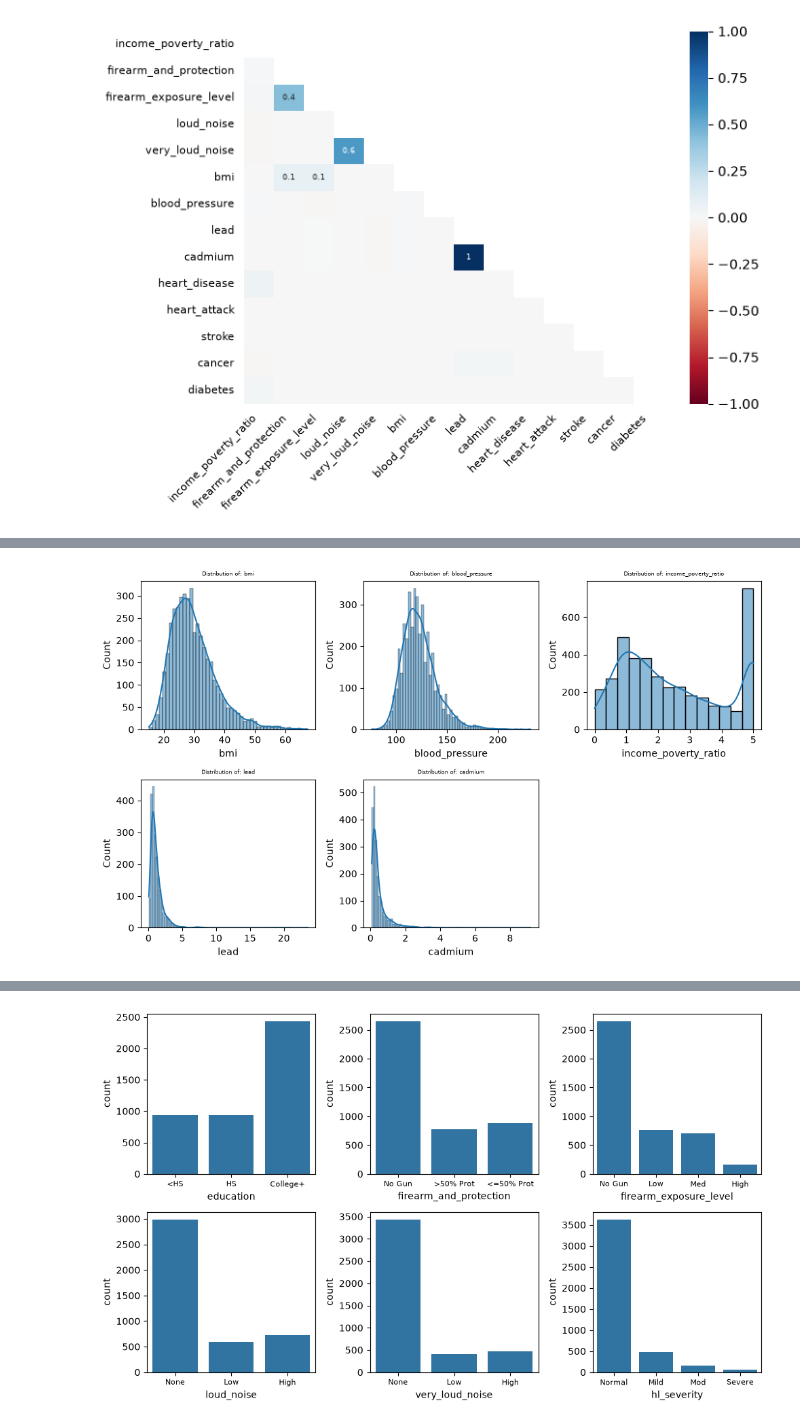
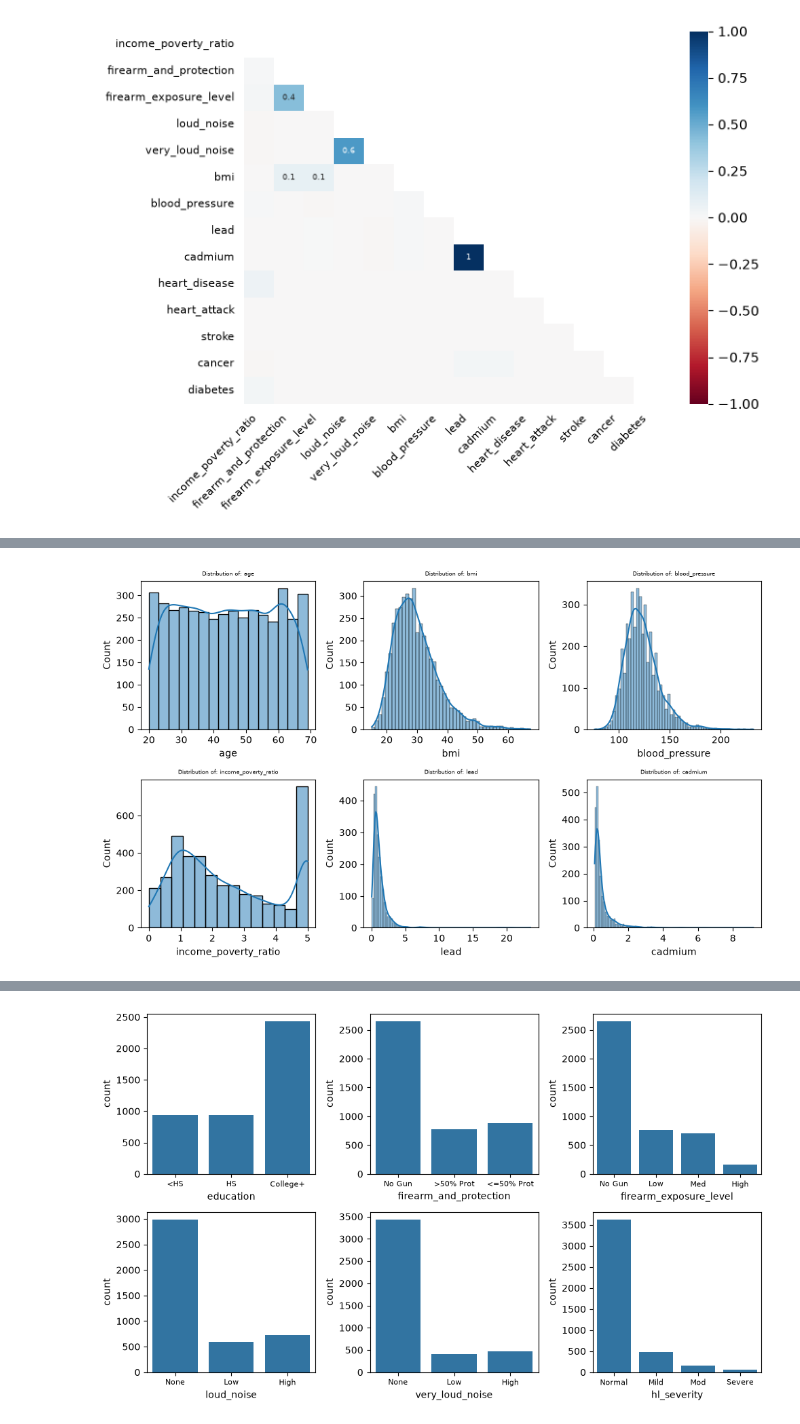
Before and after one commit to kasrabghr/nhanes_hearing_loss_predictor, a Jupyter notebook: notebooks/eda.ipynb, the cells around one changed output, grey strips where cells are left out. Saved outputs shown, nothing was run; the diff lists cells and outputs as text; code cells hidden in the pictures.

```diff
--- a/notebooks/eda.ipynb
+++ b/notebooks/eda.ipynb
@@ -71,20 +74,19 @@ and its presence was randomized on nearly half of the subjects, so they are both
 As for 0.6 and 0.4 correlations, both 2 groups of questions (firearm usage and noise in work) are asked within the same section, so a person who skips the first one is likely to skip the second one.
 # %%
+# UNIVARIATE EDA
 # Distribution on continuous features
-continuous_features = ['bmi', 'blood_pressure', 'income_poverty_ratio', 'lead', 'cadmium']
+continuous_features = ['age','bmi', 'blood_pressure', 'income_poverty_ratio', 'lead', 'cadmium']
 fig, axes = plt.subplots (nrows= 2, ncols= 3, figsize= (10, 6))
 axes = axes.flatten()
 
 for i, col in enumerate(continuous_features):
     sns.histplot(data= df, x=col, kde= True, ax= axes[i])
     axes[i].set_title(f'Distribution of: {col}', fontsize = 6)
 
-# Removing empty plot:
-fig.delaxes(axes[5])
 
 plt.tight_layout()
 plt.show()
 # %% [output]
-[figure, old version]
+[figure, new version]
 # %% [markdown]
 Lead & Cadmium : They are heavily right skewed, so we use median instead of mean for imputation as it is more close to the majority.
```
Also changed, not shown: parts of 10 cells of this notebook, 1 other file.
